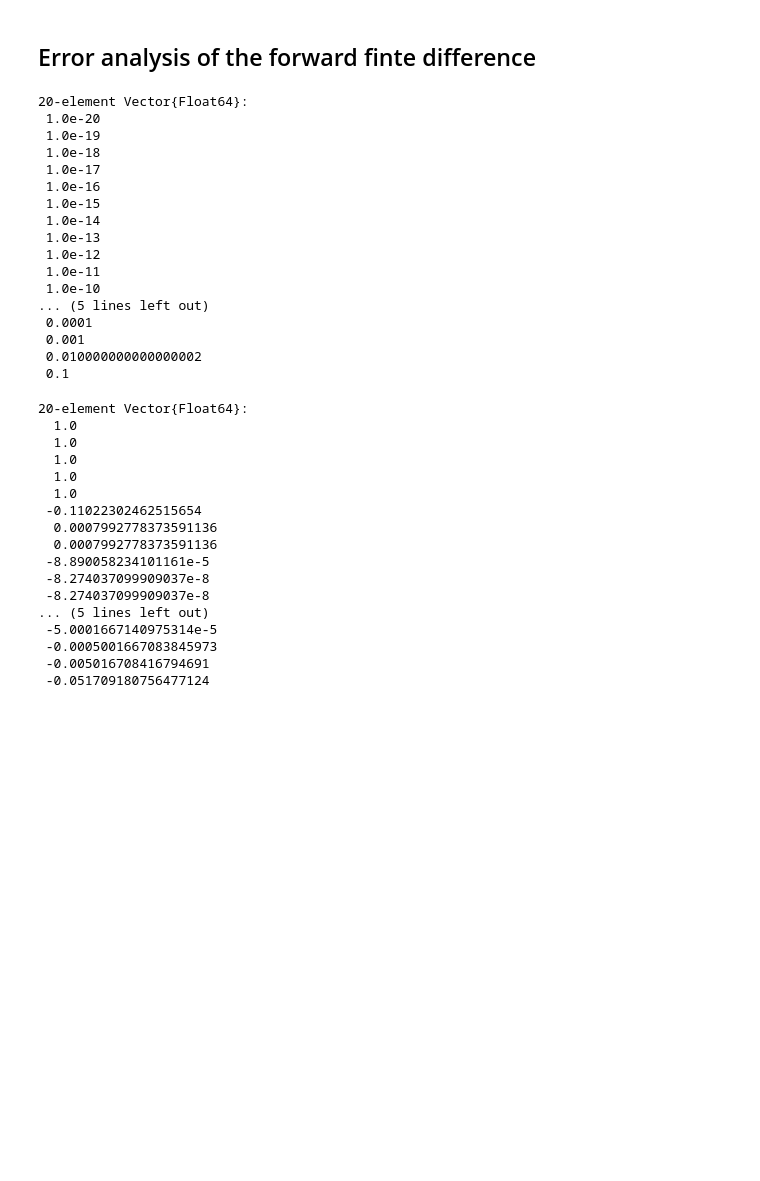
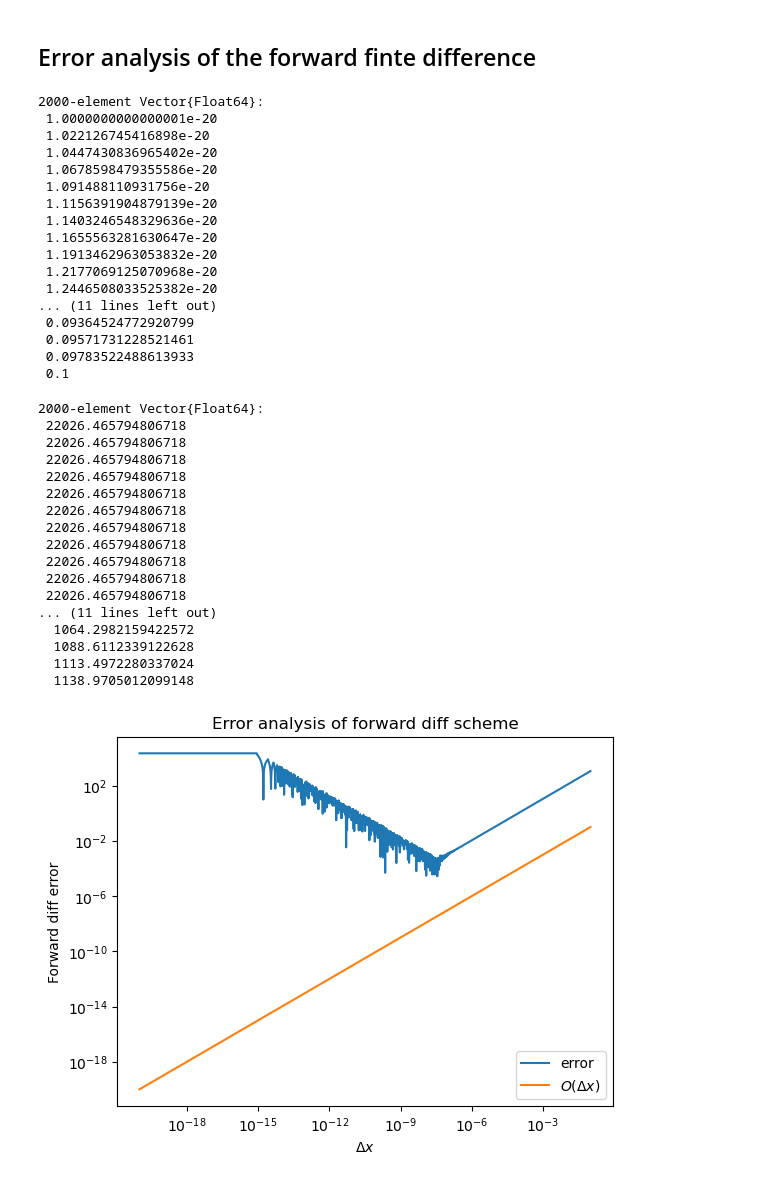
Before and after one commit to tkeegan12/Course_Computational_Physics_and_Engineering, a Jupyter notebook: Module1_Intro to Julia and Numerical Differentiations.ipynb, the cells around one changed output. Saved outputs shown, nothing was run; the diff lists cells and outputs as text; code cells hidden in the pictures; blank space fills up the shorter version.

```diff
--- a/Module1_Intro to Julia and Numerical Differentiations.ipynb
+++ b/Module1_Intro to Julia and Numerical Differentiations.ipynb
@@ -121,42 +121,52 @@ show()
 # %% [markdown]
 ## Error analysis of the forward finte difference
 # %%
-ΔX = 10 .^ range(-20, -1, 20)
+ΔX = 10 .^ range(-20, -1, 2000)
 # %% [output]
-20-element Vector{Float64}:
- 1.0e-20
- 1.0e-19
- 1.0e-18
- 1.0e-17
- 1.0e-16
- 1.0e-15
- 1.0e-14
- 1.0e-13
- 1.0e-12
- 1.0e-11
- 1.0e-10
-... (5 lines left out)
- 0.0001
- 0.001
- 0.010000000000000002
+2000-element Vector{Float64}:
+ 1.0000000000000001e-20
+ 1.022126745416898e-20
+ 1.0447430836965402e-20
+ 1.0678598479355586e-20
+ 1.091488110931756e-20
+ 1.1156391904879139e-20
+ 1.1403246548329636e-20
+ 1.1655563281630647e-20
+ 1.1913462963053832e-20
+ 1.2177069125070968e-20
+ 1.2446508033525382e-20
+... (11 lines left out)
+ 0.09364524772920799
+ 0.09571731228521461
+ 0.09783522488613933
  0.1
 # %%
-exp(0) .- forward_diff.(exp, 0, ΔX)
+forward_diff_error = abs.(exp(10) .- forward_diff.(exp, 10, ΔX))
 # %% [output]
-20-element Vector{Float64}:
-  1.0
-  1.0
-  1.0
-  1.0
-  1.0
- -0.11022302462515654
-  0.0007992778373591136
-  0.0007992778373591136
- -8.890058234101161e-5
- -8.274037099909037e-8
- -8.274037099909037e-8
-... (5 lines left out)
- -5.0001667140975314e-5
- -0.0005001667083845973
- -0.005016708416794691
- -0.051709180756477124
+2000-element Vector{Float64}:
+ 22026.465794806718
+ 22026.465794806718
+ 22026.465794806718
+ 22026.465794806718
+ 22026.465794806718
+ 22026.465794806718
+ 22026.465794806718
+ 22026.465794806718
+ 22026.465794806718
+ 22026.465794806718
+ 22026.465794806718
+... (11 lines left out)
+  1064.2982159422572
+  1088.6112339122628
+  1113.4972280337024
+  1138.9705012099148
+# %%
+loglog(ΔX, forward_diff_error, label="error", "-")
+loglog(ΔX, ΔX, label=L"O(\Delta x)")
+xlabel(L"\Delta x")
+ylabel("Forward diff error")
+title("Error analysis of forward diff scheme")
+legend()
+show()
+# %% [output]
+[figure, added]
```
Also changed, not shown: parts of 6 cells of this notebook.
